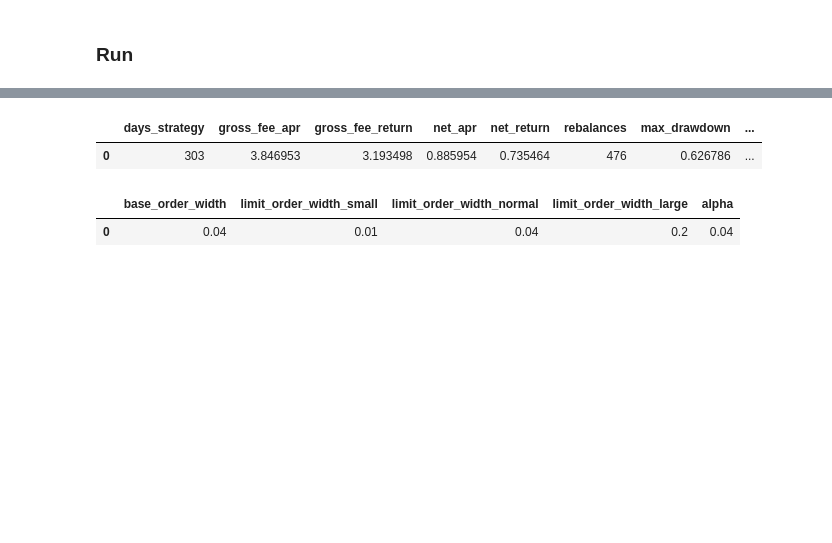
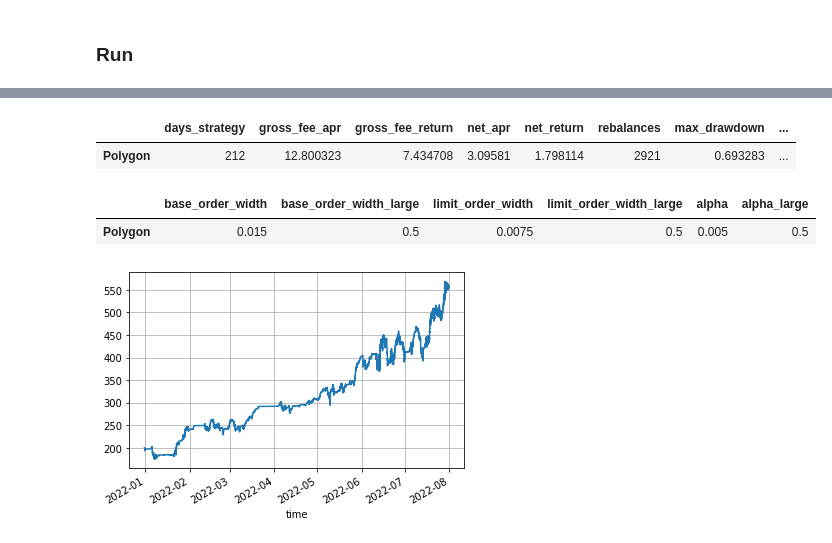
Before and after one commit to algotradingstrategies/uniswap-v3-strategy, a Jupyter notebook: ActivelyRebalancedStrategy.ipynb, the cells around one changed output, grey strips where cells are left out. Drawn from its saved outputs; the diff is of its cells as text; code cells hidden in the pictures; blank space fills up the shorter version.

Commit message:
polygon version

```diff
--- a/ActivelyRebalancedStrategy.ipynb
+++ b/ActivelyRebalancedStrategy.ipynb
@@ -41 +81,4 @@ price_data               = GetPoolData.get_price_data_bitquery(token_0_address,t
+# %%
+DECIMALS_0, DECIMALS_1 = 6,18
+FEE_TIER              = 0.0030
 # %%
@@ -119,8 +173,42 @@ for j in MyGrid:
+# %%
+# Strategy sim MAINNET
+# ------------------------------------------------------------------------------------------
+# Initial Position Details
+INITIAL_TOKEN_1            = INITIAL_TOKEN_0*simulate_data_price_mainnet[0]
+# ------------------------------------------------------------------------------------------
+parameter_names = ['base_order_width',
+                   'base_order_width_large',
+                   'limit_order_width',
+                   'limit_order_width_large',
+                   'alpha',
+                   'alpha_large'
+                  ]
+sim_results, sim_performance  = [], []
+j = base_order_width, base_order_width_large, \
+    limit_order_width, limit_order_width_large, \
+    alpha, alpha_large
+strategy_mainnet = ActivelyRebalancedStrategy.ActivelyRebalancedStrategy(*j)
+simulated_strategy_mainnet  = ActiveStrategyFramework.simulate_strategy(
+    simulate_data_price_mainnet, swap_data_mainnet, strategy_mainnet,
+    INITIAL_TOKEN_0, INITIAL_TOKEN_1, FEE_TIER, DECIMALS_0, DECIMALS_1)
+sim_data_mainnet = ActiveStrategyFramework.generate_simulation_series(
+    simulated_strategy_mainnet, strategy_mainnet)
+strat_result_mainnet = ActiveStrategyFramework.analyze_strategy(sim_data_mainnet)
+for k in range(0,len(parameter_names)) : strat_result_mainnet[parameter_names[k]] = j[k]
 # %%
-display(pd.DataFrame(sim_performance)[['days_strategy','gross_fee_apr','gross_fee_return','net_apr','net_return','rebalances','max_drawdown','sharpe_ratio','impermanent_loss','final_value']])
-display(pd.DataFrame(sim_performance)[parameter_names])
+# Results polygon
+###################################################################################
+ind = "Polygon"
+DS = sim_data_polygon
+strat_result = strat_result_polygon
+display(pd.DataFrame(strat_result, index=[ind])[['days_strategy','gross_fee_apr','gross_fee_return','net_apr','net_return','rebalances','max_drawdown','sharpe_ratio','impermanent_loss','final_value']])
+display(pd.DataFrame(strat_result, index=[ind])[parameter_names])
+(DS['value_position_usd']).plot()
+plt.grid()
+plt.show()
 # %% [output]
 |  | days_strategy | gross_fee_apr | gross_fee_return | net_apr | net_return | rebalances | max_drawdown | ... |
-| 0 | 303 | 3.846953 | 3.193498 | 0.885954 | 0.735464 | 476 | 0.626786 | ... |
+| Polygon | 212 | 12.800323 | 7.434708 | 3.09581 | 1.798114 | 2921 | 0.693283 | ... |
-|  | base_order_width | limit_order_width_small | limit_order_width_normal | limit_order_width_large | alpha |
-| 0 | 0.04 | 0.01 | 0.04 | 0.2 | 0.04 |
+|  | base_order_width | base_order_width_large | limit_order_width | limit_order_width_large | alpha | alpha_large |
+| Polygon | 0.015 | 0.5 | 0.0075 | 0.5 | 0.005 | 0.5 |
+[figure, added]
```
Also changed, not shown: parts of 19 cells of this notebook, 2 other files.
